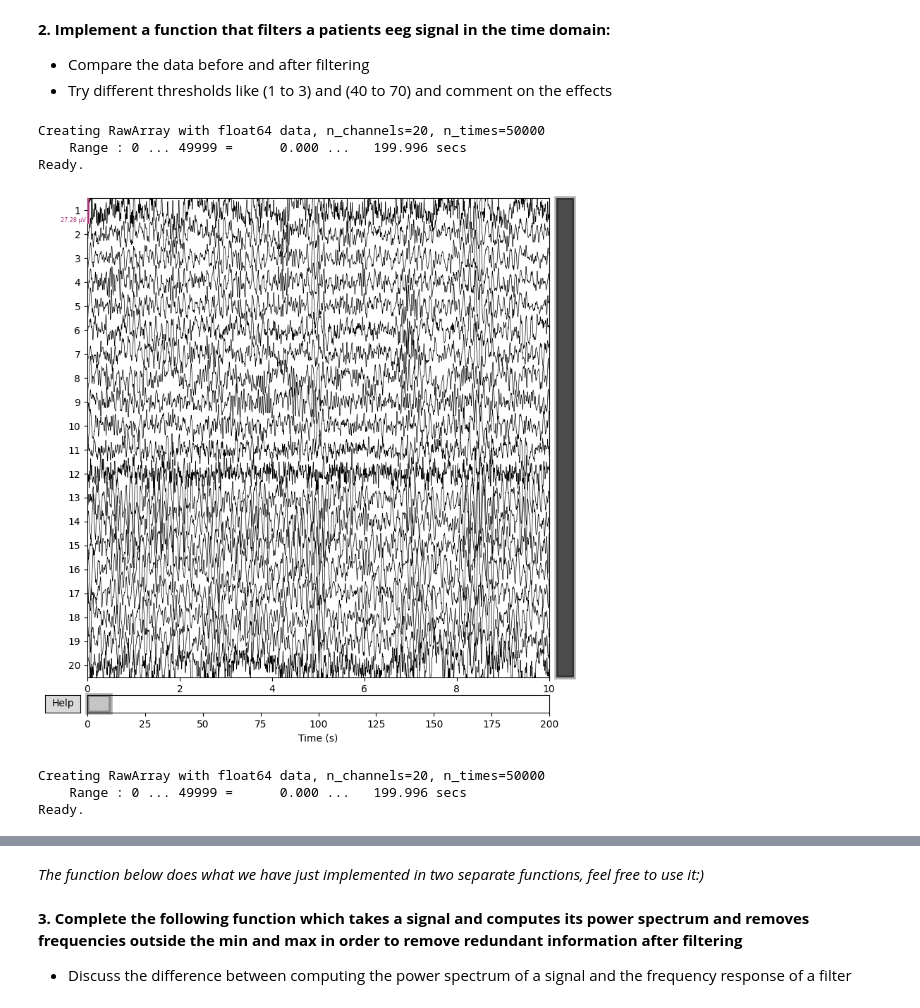
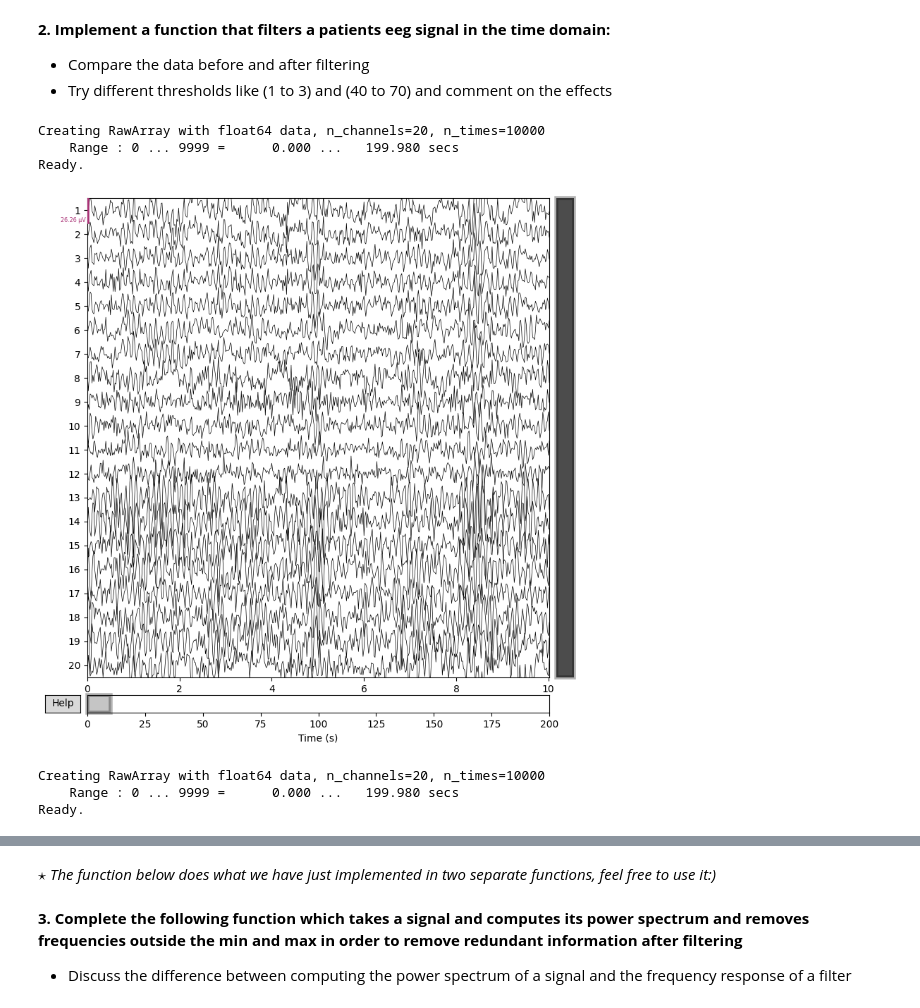
Before and after one commit to Twinbo/Signals-and-Data-Autumn-2025-student, a Jupyter notebook: assignment_2/assignment_2_solution.ipynb, the cells around one changed output, grey strips where cells are left out. Cells and saved outputs as stored; diff of their text form; code cells hidden in the pictures.

```diff
--- a/assignment_2/assignment_2_solution.ipynb
+++ b/assignment_2/assignment_2_solution.ipynb
@@ -61,4 +71,6 @@ def set_reference(eeg_data, ref_channels):
 # %%
-for i in range(len(data_oa)):
-    data_oc[i] = set_reference(data_oc[i], np.arange(20))
-    data_oa[i] = set_reference(data_oa[i], np.arange(20))
+data_oc = []
+data_oa = []
+for i in range(len(data_oa_original)):
+    data_oc.append(set_reference_and_downsample(data_oc_original[i], np.arange(20), sample_rate=sample_rate))
+    data_oa.append(set_reference_and_downsample(data_oa_original[i], np.arange(20), sample_rate=sample_rate))
@@ -125,0 +201,7 @@ $A = \frac{2 \cdot |c_k|}{N} = \frac{2 \cdot 0.00598}{50000} = 2.392 \cdot 10^{-
+# %%
+h = np.array([0.00206512, -0.00246738, -0.00061028, -0.00412665, -0.00860358, 0.00576032,
+                 -0.00815993, 0.02454267, 0.0238489, 0.00708215, 0.05402169, -0.07304967,
+                 -0.01784375, -0.11967235, -0.28945082, 0.40677716, 0.40677716, -0.28945082,
+                 -0.11967235, -0.01784375, -0.07304967, 0.05402169, 0.00708215, 0.0238489,
+                 0.02454267, -0.00815993, 0.00576032, -0.00860358, -0.00412665, -0.00061028,
+                 -0.00246738, 0.00206512])
@@ -138,6 +255,0 @@ def create_bandpass_kernel(lowcut, highcut, fs, numtaps=101):
-# %%
-min_freq=5
-max_freq=20
-h = create_bandpass_kernel(min_freq, max_freq, sample_rate, numtaps=1001)
-plt.plot(h)
-plt.show()
@@ -175,25 +273,22 @@ plt.show()
 - Compare the data before and after filtering
 - Try different thresholds like (1 to 3) and (40 to 70) and comment on the effects
 # %%
-def bandpass_filter(signal_data, lowcut, highcut, fs, numtaps=101):
+def bandpass_filter(signal_data, kernel):
     output = []
     for channel in signal_data:
-        kernel = create_bandpass_kernel(lowcut, highcut, fs, numtaps)
         filtered_signal = np.convolve(channel, kernel, mode='same')  # Convolve with the signal
         output.append(filtered_signal)
     output = np.array(output)
     return output
 # %%
-min_freq=1
-max_freq=20
-filtered_channels = bandpass_filter(data_oc[0], min_freq, max_freq, sample_rate)
+filtered_channels = bandpass_filter(data_oc[0], h)
 plot_eeg_mne_style(data_oc[0], ch_names=channel_names, sampling_rate=sample_rate)
 plot_eeg_mne_style(np.array(filtered_channels), ch_names=channel_names, sampling_rate=sample_rate)
 # %% [output]
-Creating RawArray with float64 data, n_channels=20, n_times=50000
-    Range : 0 ... 49999 =      0.000 ...   199.996 secs
+Creating RawArray with float64 data, n_channels=20, n_times=10000
+    Range : 0 ... 9999 =      0.000 ...   199.980 secs
 Ready.
-[figure, old version]
+[figure, new version]
-Creating RawArray with float64 data, n_channels=20, n_times=50000
-    Range : 0 ... 49999 =      0.000 ...   199.996 secs
+Creating RawArray with float64 data, n_channels=20, n_times=10000
+    Range : 0 ... 9999 =      0.000 ...   199.980 secs
 Ready.
@@ -201,5 +296,5 @@ Ready.
 # %% [markdown]
-*The function below does what we have just implemented in two separate functions, feel free to use it:)*
+*$\star$ The function below does what we have just implemented in two separate functions, feel free to use it:)*
 # %%
 def bandpass_filter_butter(data, lowcut, highcut, fs, order=4):
     nyquist = 0.5 * fs  # Nyquist frequency
```
Also changed, not shown: parts of 30 cells of this notebook.
